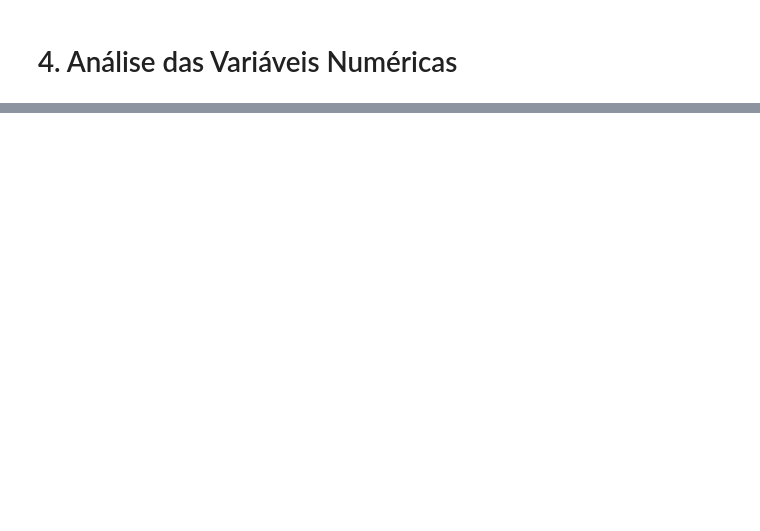
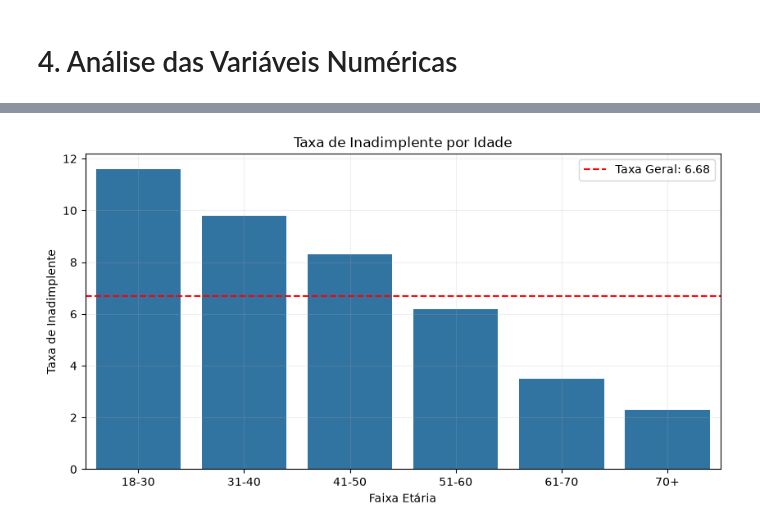
Before and after one commit to RenanTrevelim/credit-risk-modeling, a Jupyter notebook: notebooks/02_analise_exploratoria.ipynb, the cells around one changed output, grey strips where cells are left out. Saved outputs shown, nothing was run; the diff lists cells and outputs as text; code cells hidden in the pictures; blank space fills up the shorter version.

```diff
--- a/notebooks/02_analise_exploratoria.ipynb
+++ b/notebooks/02_analise_exploratoria.ipynb
@@ -100,0 +259,14 @@ plt.show()
+# %%
+dados_eda["faixa_etaria"] = pd.cut(
+    dados_eda["idade"],
+    bins=[18, 30, 40, 50, 60, 70, float("inf")],
+    labels=["18-30", "31-40", "41-50", "51-60", "61-70", "70+"],
+    include_lowest=True
+)
+
+analise_idade = dados_eda.groupby("faixa_etaria")["inadimplente_2_anos"].agg(
+    clientes="count", inadimplentes="sum", taxa_inadimplente="mean"
+).round(3)
+
+analise_idade["taxa_inadimplente"] *= 100
+analise_idade
@@ -100,0 +282,15 @@ plt.show()
+# %%
+taxa_geral = dados["inadimplente_2_anos"].mean() * 100
+
+plt.figure(figsize=(10,5))
+
+sns.barplot(data=analise_idade.reset_index(), x="faixa_etaria", y="taxa_inadimplente")
+plt.axhline(taxa_geral, color="red", linestyle='--', label=f"Taxa Geral: {taxa_geral:.2f}")
+plt.title("Taxa de Inadimplente por Idade")
+plt.xlabel("Faixa Etária")
+plt.ylabel("Taxa de Inadimplente")
+plt.legend()
+plt.grid(alpha=0.2)
+plt.show()
+# %% [output]
+[figure, added]
```
Also changed, not shown: parts of 37 cells of this notebook.
